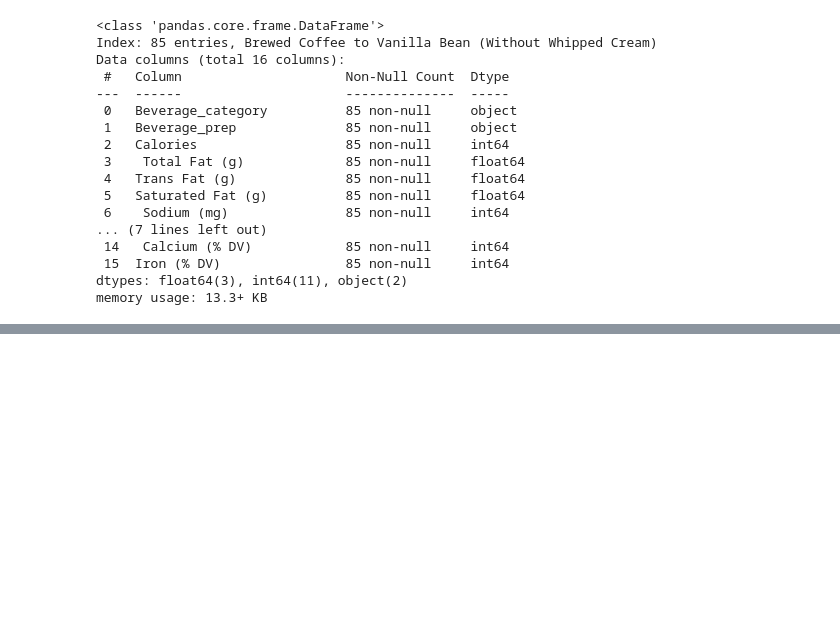
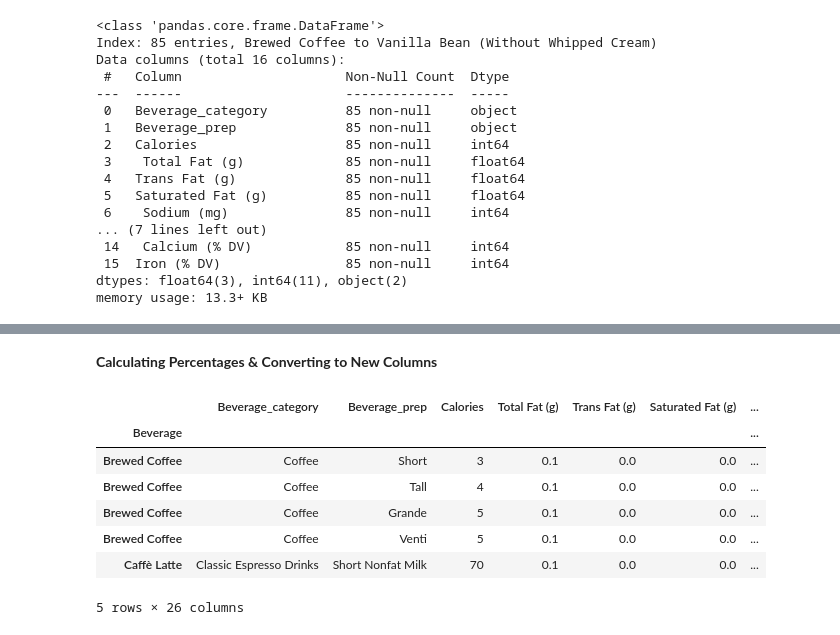
Before and after one commit to cmonjarr/AMB_Project_SP25, a Jupyter notebook: Nutrition Project/Nutrition_2025.ipynb, the cells around one changed output, grey strips where cells are left out. Drawn from its saved outputs; the diff is of its cells as text; code cells hidden in the pictures; blank space fills up the shorter version.

```diff
--- a/Nutrition Project/Nutrition_2025.ipynb
+++ b/Nutrition Project/Nutrition_2025.ipynb
@@ -1095,0 +1129,6 @@ memory usage: 13.3+ KB
+# %%
+#Adding column "Beverage Prep" to index column "Beverage"
+sbux["Beverage Info"]= sbux.index.astype(str) + " - " + sbux["Beverage_prep"] + "-" +"SBUX"
+# displaying a summary of the dataframe that includes: column names, data types, non-null value counts
+# check for new column
+sbux.info()
@@ -1095,0 +1201,3 @@ memory usage: 13.3+ KB
+# %%
+# renaming columns for consistency
+sbux = sbux.rename(columns={' Total Fat (g)':'Total Fat (g)', 'Trans Fat (g) ':'Trans Fat (g)',' Sodium (mg)':'Sodium (mg)',' Total Carbohydrates (g) ':'Total Carbohydrates (g)',' Dietary Fibre (g)':'Dietary Fiber (g)',' Sugars (g)':'Sugars (g)',' Protein (g) ':'Protein (g)','Vitamin A (% DV) ':'Vitamin A (% DV)',' Calcium (% DV) ':'Calcium (% DV)','Iron (% DV) ':'Iron (% DV)'})
@@ -1095,0 +1225,37 @@ memory usage: 13.3+ KB
+# %% [markdown]
+**Calculating Percentages & Converting to New Columns**
+# %%
+# creatng new columns for ratios of X-to-calories
+sbux['Chol_to_C'] = (sbux['Cholesterol (mg)'] / sbux['Calories'])
+sbux['Carb_to_C'] = (sbux['Total Carbohydrates (g)'] / sbux['Calories'])
+sbux['F_to_C'] = (sbux['Dietary Fiber (g)'] / sbux['Calories'])
+sbux['S_to_C'] = (sbux['Sugars (g)'] / sbux['Calories'])
+sbux['P_to_C'] = (sbux['Protein (g)'] / sbux['Calories'])
+sbux['A_to_C'] = (sbux['Vitamin A (% DV)'] / sbux['Calories'])
+sbux['C_to_C'] = (sbux['Vitamin C (% DV)'] / sbux['Calories'])
+sbux['Ca_to_C'] = (sbux['Calcium (% DV)'] / sbux['Calories'])
+sbux['Fe_to_C'] = (sbux['Iron (% DV)'] / sbux['Calories'])
+
+
+# Data Cleaning and Preparation: Data Type Adjustments: converting new columns to percentages.
+sbux['Chol_to_C'] = sbux['Chol_to_C'].apply(lambda x: f"{x * 100:.2f}%")
+sbux['Carb_to_C'] = sbux['Carb_to_C'].apply(lambda x: f"{x * 100:.2f}%")
+sbux['F_to_C'] = sbux['F_to_C'].apply(lambda x: f"{x * 100:.2f}%")
+sbux['S_to_C'] = sbux['S_to_C'].apply(lambda x: f"{x * 100:.2f}%")
+sbux['P_to_C'] = sbux['P_to_C'].apply(lambda x: f"{x * 100:.2f}%")
+sbux['A_to_C'] = sbux['A_to_C'].apply(lambda x: f"{x * 100:.2f}%")
+sbux['C_to_C'] = sbux['C_to_C'].apply(lambda x: f"{x * 100:.2f}%")
+sbux['Ca_to_C'] = sbux['Ca_to_C'].apply(lambda x: f"{x * 100:.2f}%")
+sbux['Fe_to_C'] = sbux['Fe_to_C'].apply(lambda x: f"{x * 100:.2f}%")
+
+# displaying updated dataframe
+sbux.head()
+# %% [output]
+|  | Beverage_category | Beverage_prep | Calories | Total Fat (g) | Trans Fat (g) | Saturated Fat (g) | ... |
+| Beverage |  |  |  |  |  |  | ... |
+| Brewed Coffee | Coffee | Short | 3 | 0.1 | 0.0 | 0.0 | ... |
+| Brewed Coffee | Coffee | Tall | 4 | 0.1 | 0.0 | 0.0 | ... |
+| Brewed Coffee | Coffee | Grande | 5 | 0.1 | 0.0 | 0.0 | ... |
+| Brewed Coffee | Coffee | Venti | 5 | 0.1 | 0.0 | 0.0 | ... |
+| Caffè Latte | Classic Espresso Drinks | Short Nonfat Milk | 70 | 0.1 | 0.0 | 0.0 | ... |
+5 rows × 26 columns
```
Also changed, not shown: parts of 45 cells of this notebook.
